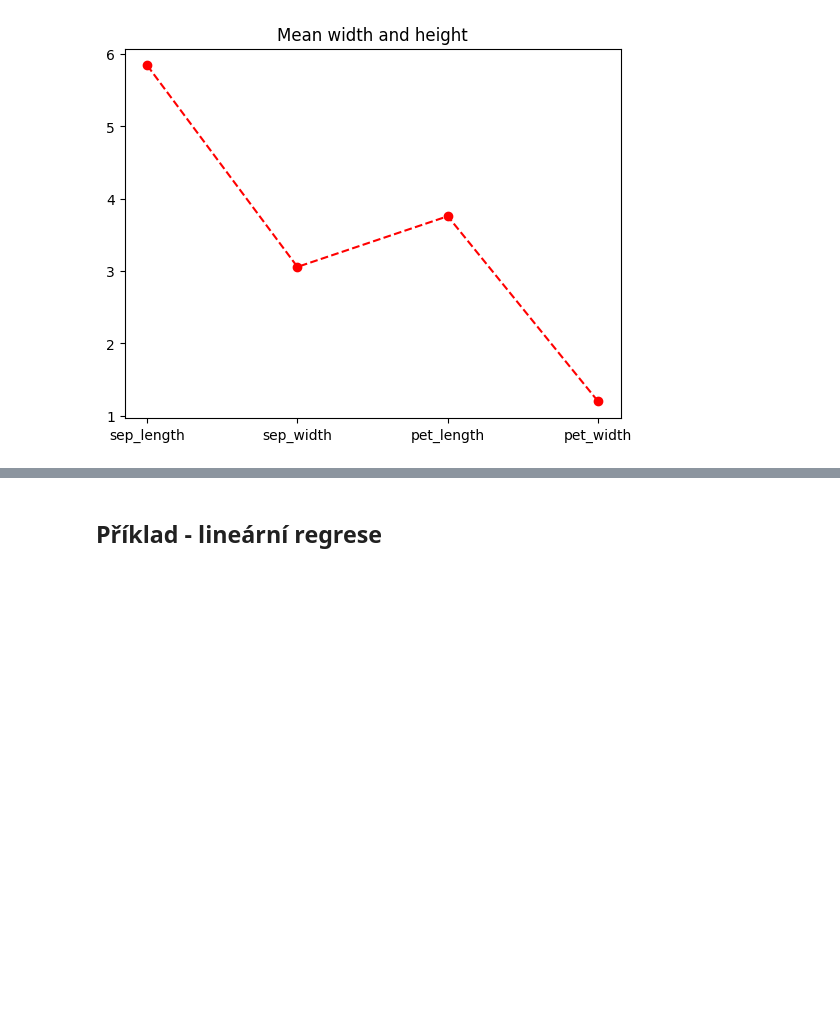
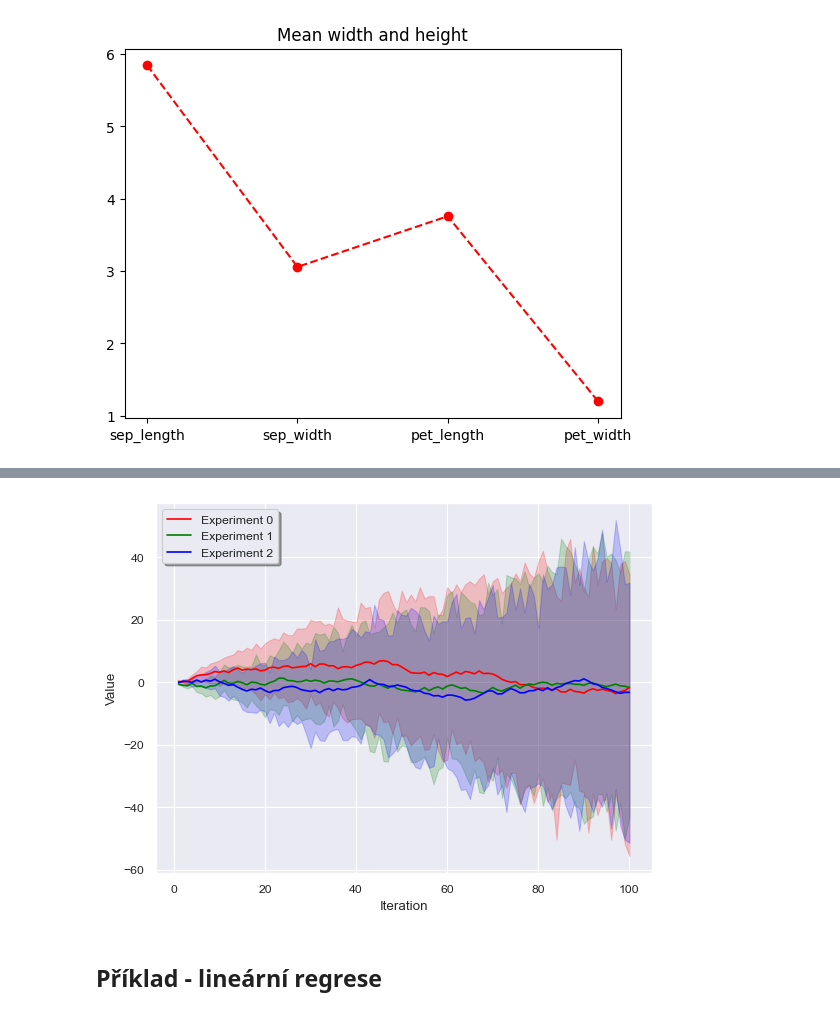
Before and after one commit to Mafi412/PIA, a Jupyter notebook: 01_uvod/introduction.ipynb, the cells around one changed output, grey strips where cells are left out. Cells and saved outputs as stored; diff of their text form; code cells hidden in the pictures; blank space fills up the shorter version.

```diff
--- a/01_uvod/introduction.ipynb
+++ b/01_uvod/introduction.ipynb
@@ -522,3 +526,41 @@ plt.show()
+# %%
+import seaborn as sns
+
+# Nastavime, jak chceme, aby se grafy zobrazovaly
+sns.set_theme(
+    context="paper",
+    style="darkgrid",
+    palette=sns.color_palette(["red", "green", "blue"])
+)
+
+all_data = []
+
+for i in range(3):
+    # Nagenerujme data nejakeho behu populace
+    base = np.cumsum(2 * np.random.rand(100) - 1)
+    population_noise = np.random.rand(100, 20) * np.arange(100)[:, np.newaxis]
+    population_noise = population_noise - np.mean(population_noise, axis=1)[:, np.newaxis]
+    data = base[:, np.newaxis] + population_noise
+
+    # Vytvorime DataFrame a zmenime format z hezky citelneho "wide" na "long", ktery se zas hodi pro zobrazovani.
+    df = pd.DataFrame(data, index=pd.RangeIndex(1, 101))
+    df = df.reset_index().rename(columns={"index": "Iteration"})
+    df = df.melt(id_vars="Iteration", var_name="Individual", value_name="Value")
+
+    # Pridame si index experimentu a prihodime si data do kolekce vsech experimentu
+    df["Experiment name"] = "Experiment " + str(i)
+    all_data.append(df)
+
+# Vytvorime DataFrame ze vsech dat
+all_data = pd.concat(all_data)
+
+# Nechame seaborn, aby za nas spocetl percentilove intervaly a zobrazil kazdy experiment zvlast s jinou barvou
+sns.lineplot(x="Iteration", y="Value", hue="Experiment name", errorbar="pi", data=all_data)
+# Vyuzijeme toho, ze podkladove je stale vyuzivan matplotlib a zmenime s jeho pomoci umisteni legendy, aby neprekazela
+plt.legend(loc="upper left", shadow=True)
+plt.show()
+# %% [output]
+[figure, added]
 # %% [markdown]
 ## Příklad - lineární regrese
 # %% [markdown]
```
Also changed, not shown: parts of 5 cells of this notebook.
